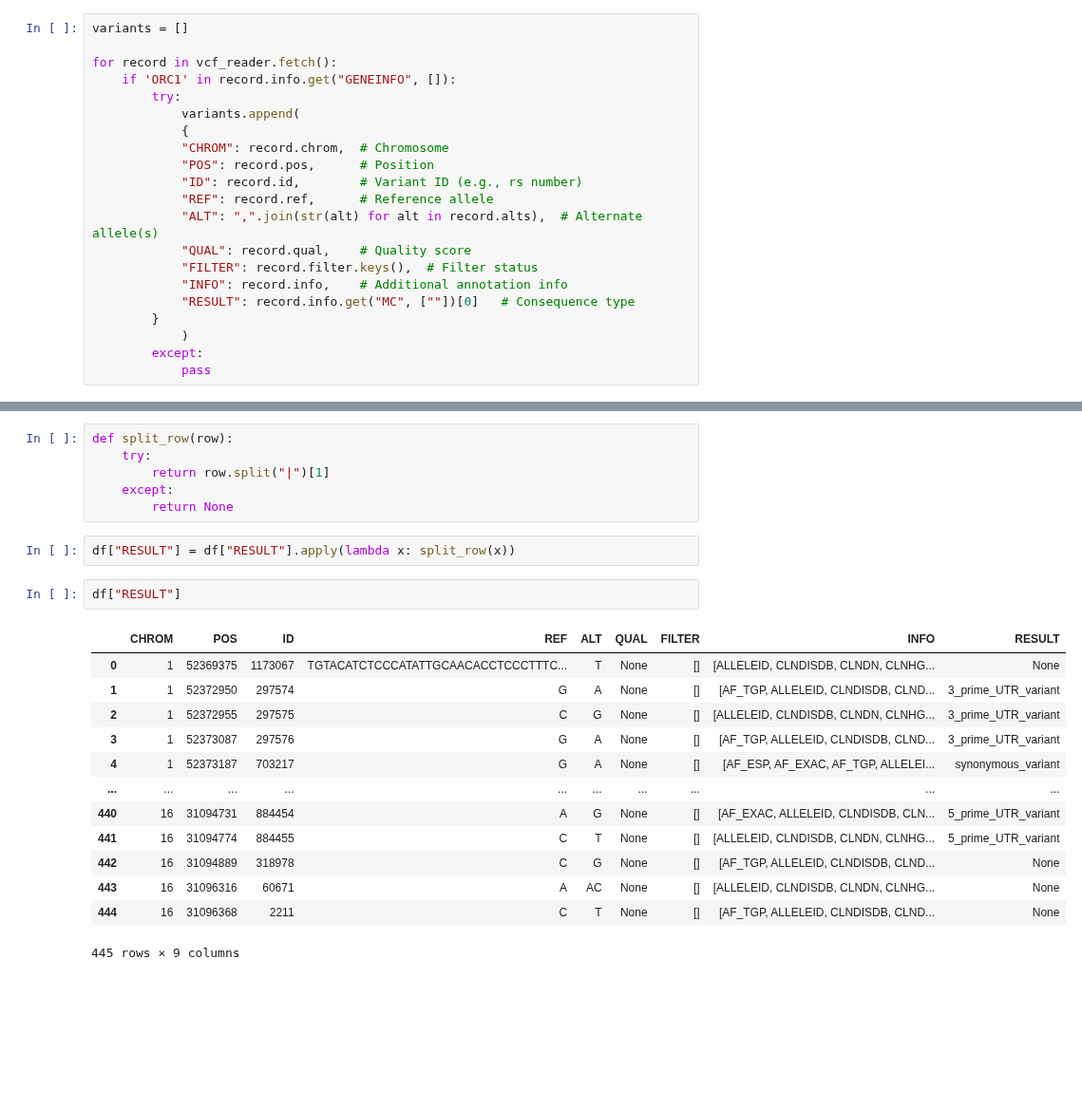
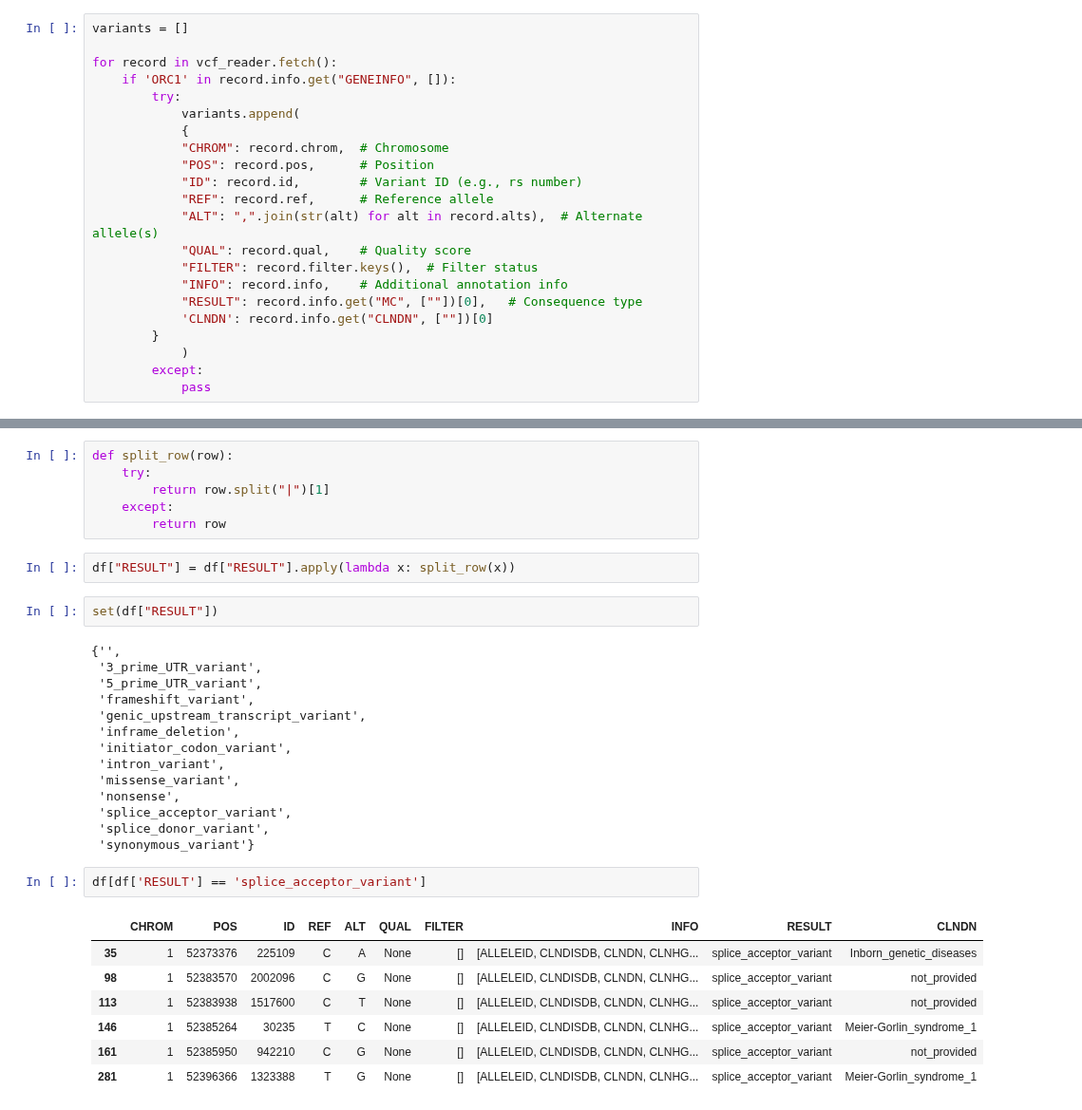
Before and after one commit to Lopatushka/ORC1, a Jupyter notebook: clinvar_analysis_short_df.ipynb, the cells around one changed output, grey strips where cells are left out. Shown at 95% size. Drawn from its saved outputs; the diff is of its cells as text; blank space fills up the shorter version.

```diff
--- a/clinvar_analysis_short_df.ipynb
+++ b/clinvar_analysis_short_df.ipynb
@@ -597,7 +597,8 @@ for record in vcf_reader.fetch():
             "QUAL": record.qual,    # Quality score
             "FILTER": record.filter.keys(),  # Filter status
             "INFO": record.info,    # Additional annotation info
-            "RESULT": record.info.get("MC", [""])[0]   # Consequence type
+            "RESULT": record.info.get("MC", [""])[0],   # Consequence type
+            'CLNDN': record.info.get("CLNDN", [""])[0]
         }
             )
         except:
@@ -610,22 +627,32 @@ def split_row(row):
     try:
         return row.split("|")[1]
     except:
-        return None
+        return row
 # %%
 df["RESULT"] = df["RESULT"].apply(lambda x: split_row(x))
+# %%
+set(df["RESULT"])
+# %% [output]
+{'',
+ '3_prime_UTR_variant',
+ '5_prime_UTR_variant',
+ 'frameshift_variant',
+ 'genic_upstream_transcript_variant',
+ 'inframe_deletion',
+ 'initiator_codon_variant',
+ 'intron_variant',
+ 'missense_variant',
+ 'nonsense',
+ 'splice_acceptor_variant',
+ 'splice_donor_variant',
+ 'synonymous_variant'}
 # %%
-df["RESULT"]
+df[df['RESULT'] == 'splice_acceptor_variant']
 # %% [output]
-|  | CHROM | POS | ID | REF | ALT | QUAL | FILTER | INFO | RESULT |
-| 0 | 1 | 52369375 | 1173067 | TGTACATCTCCCATATTGCAACACCTCCCTTTC... | T | None | [] | [ALLELEID, CLNDISDB, CLNDN, CLNHG... | None |
-| 1 | 1 | 52372950 | 297574 | G | A | None | [] | [AF_TGP, ALLELEID, CLNDISDB, CLND... | 3_prime_UTR_variant |
-| 2 | 1 | 52372955 | 297575 | C | G | None | [] | [ALLELEID, CLNDISDB, CLNDN, CLNHG... | 3_prime_UTR_variant |
-| 3 | 1 | 52373087 | 297576 | G | A | None | [] | [AF_TGP, ALLELEID, CLNDISDB, CLND... | 3_prime_UTR_variant |
-| 4 | 1 | 52373187 | 703217 | G | A | None | [] | [AF_ESP, AF_EXAC, AF_TGP, ALLELEI... | synonymous_variant |
-| ... | ... | ... | ... | ... | ... | ... | ... | ... | ... |
-| 440 | 16 | 31094731 | 884454 | A | G | None | [] | [AF_EXAC, ALLELEID, CLNDISDB, CLN... | 5_prime_UTR_variant |
-| 441 | 16 | 31094774 | 884455 | C | T | None | [] | [ALLELEID, CLNDISDB, CLNDN, CLNHG... | 5_prime_UTR_variant |
-| 442 | 16 | 31094889 | 318978 | C | G | None | [] | [AF_TGP, ALLELEID, CLNDISDB, CLND... | None |
-| 443 | 16 | 31096316 | 60671 | A | AC | None | [] | [ALLELEID, CLNDISDB, CLNDN, CLNHG... | None |
-| 444 | 16 | 31096368 | 2211 | C | T | None | [] | [AF_TGP, ALLELEID, CLNDISDB, CLND... | None |
+|  | CHROM | POS | ID | REF | ALT | QUAL | FILTER | INFO | RESULT | CLNDN |
+| 35 | 1 | 52373376 | 225109 | C | A | None | [] | [ALLELEID, CLNDISDB, CLNDN, CLNHG... | splice_acceptor_variant | Inborn_genetic_diseases |
+| 98 | 1 | 52383570 | 2002096 | C | G | None | [] | [ALLELEID, CLNDISDB, CLNDN, CLNHG... | splice_acceptor_variant | not_provided |
+| 113 | 1 | 52383938 | 1517600 | C | T | None | [] | [ALLELEID, CLNDISDB, CLNDN, CLNHG... | splice_acceptor_variant | not_provided |
+| 146 | 1 | 52385264 | 30235 | T | C | None | [] | [ALLELEID, CLNDISDB, CLNDN, CLNHG... | splice_acceptor_variant | Meier-Gorlin_syndrome_1 |
+| 161 | 1 | 52385950 | 942210 | C | G | None | [] | [ALLELEID, CLNDISDB, CLNDN, CLNHG... | splice_acceptor_variant | not_provided |
+| 281 | 1 | 52396366 | 1323388 | T | G | None | [] | [ALLELEID, CLNDISDB, CLNDN, CLNHG... | splice_acceptor_variant | Meier-Gorlin_syndrome_1 |
-445 rows × 9 columns
```
Also changed, not shown: parts of 1 cell of this notebook, 2 other files.
